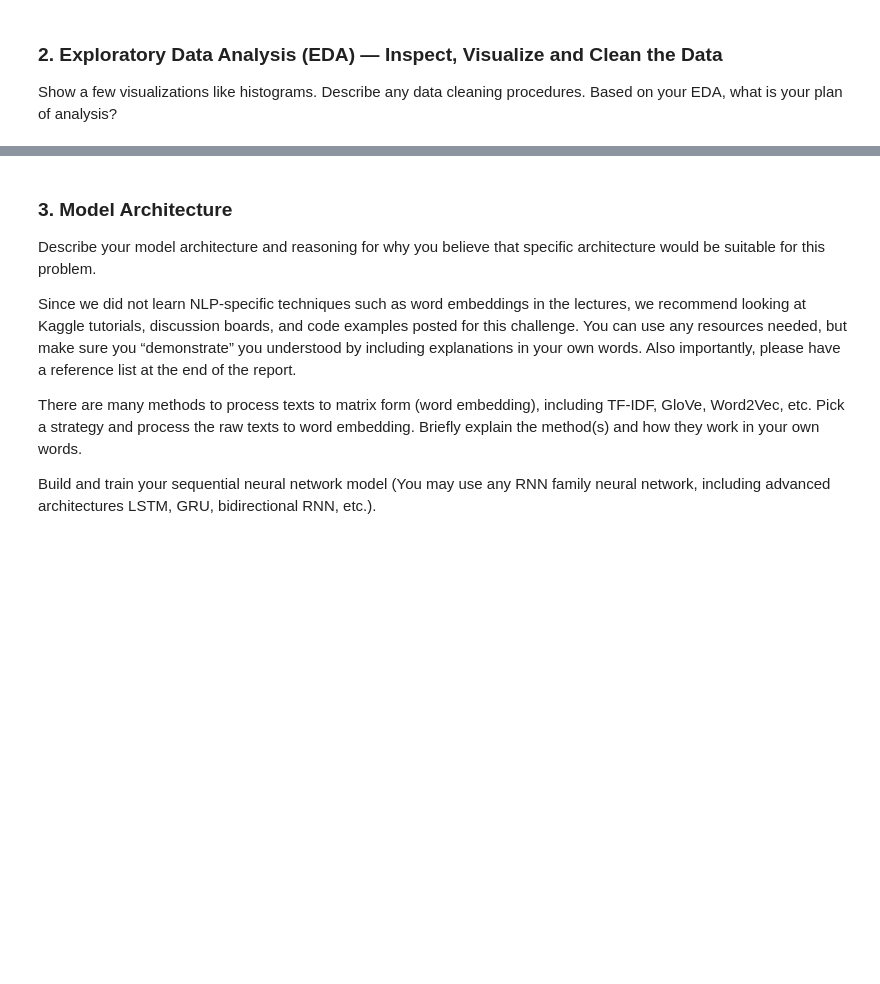
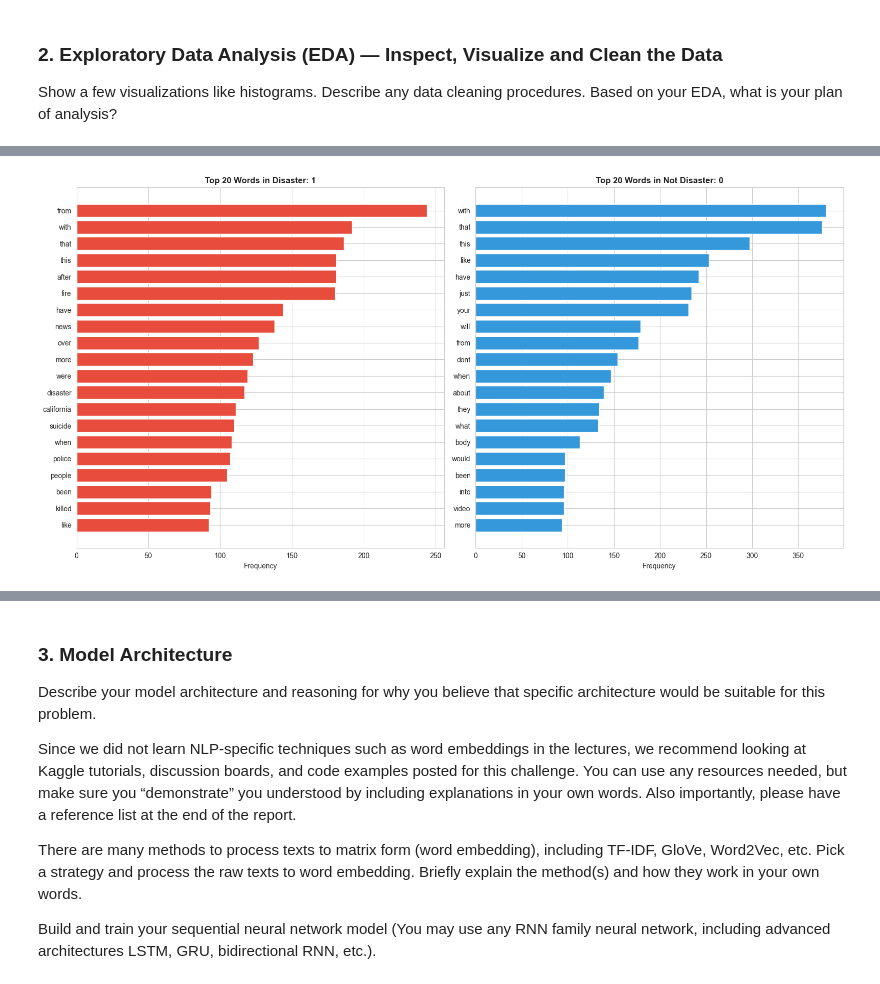
Before and after one commit to drivera53/introduction_to_deep_learning, a Jupyter notebook: Week4_NLP_Disaster_Tweets_Kaggle/Week4_NLP_Disaster_Tweets_Kaggle.ipynb, the cells around one changed output, grey strips where cells are left out. Saved outputs shown, nothing was run; the diff lists cells and outputs as text; code cells hidden in the pictures; blank space fills up the shorter version.

```diff
--- a/Week4_NLP_Disaster_Tweets_Kaggle/Week4_NLP_Disaster_Tweets_Kaggle.ipynb
+++ b/Week4_NLP_Disaster_Tweets_Kaggle/Week4_NLP_Disaster_Tweets_Kaggle.ipynb
@@ -43,0 +256,36 @@ Show a few visualizations like histograms. Describe any data cleaning procedures
+# %%
+# Word Stats
+# Get top words for each class
+def get_top_words(texts, top_n=20, short_len=3):
+    """Extract top n words from texts"""
+    words = ' '.join(texts.astype(str)).lower().split()
+    # Remove URLs, mentions, and special characters
+    words = [re.sub(r'http\S+|www\S+|@\w+|[^a-z\s]', '', word) for word in words]
+    words = [word for word in words if len(word) > short_len]  # Remove short words
+    word_freq = Counter(words)
+    return word_freq.most_common(top_n)
+
+disaster_words = get_top_words(train_df[train_df['target']==1]['text'])
+non_disaster_words = get_top_words(train_df[train_df['target']==0]['text'])
+
+# Plot
+fig, axes = plt.subplots(1, 2, figsize=(16, 8))
+
+# Disaster words
+words_d, counts_d = zip(*disaster_words)
+axes[0].barh(words_d, counts_d, color='#e74c3c')
+axes[0].set_title('Top 20 Words in Disaster: 1', fontsize=12, fontweight='bold')
+axes[0].set_xlabel('Frequency')
+axes[0].invert_yaxis()
+
+# Not Disaster words
+words_nd, counts_nd = zip(*non_disaster_words)
+axes[1].barh(words_nd, counts_nd, color='#3498db')
+axes[1].set_title('Top 20 Words in Not Disaster: 0', fontsize=12, fontweight='bold')
+axes[1].set_xlabel('Frequency')
+axes[1].invert_yaxis()
+
+plt.tight_layout()
+plt.show()
+# %% [output]
+[figure, added]
```
Also changed, not shown: parts of 45 cells of this notebook, 2 other files.
